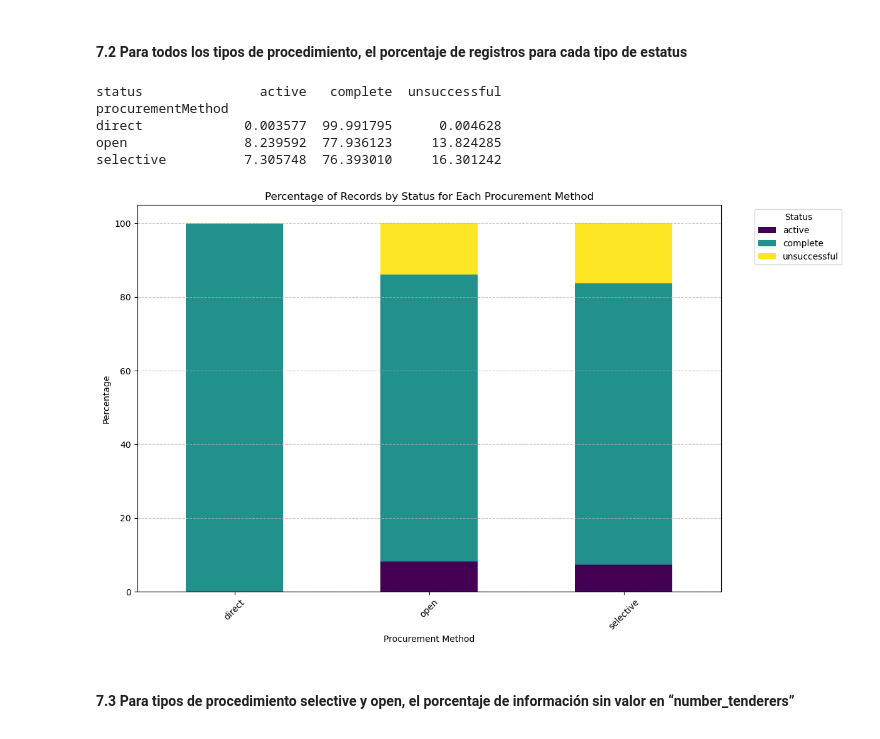
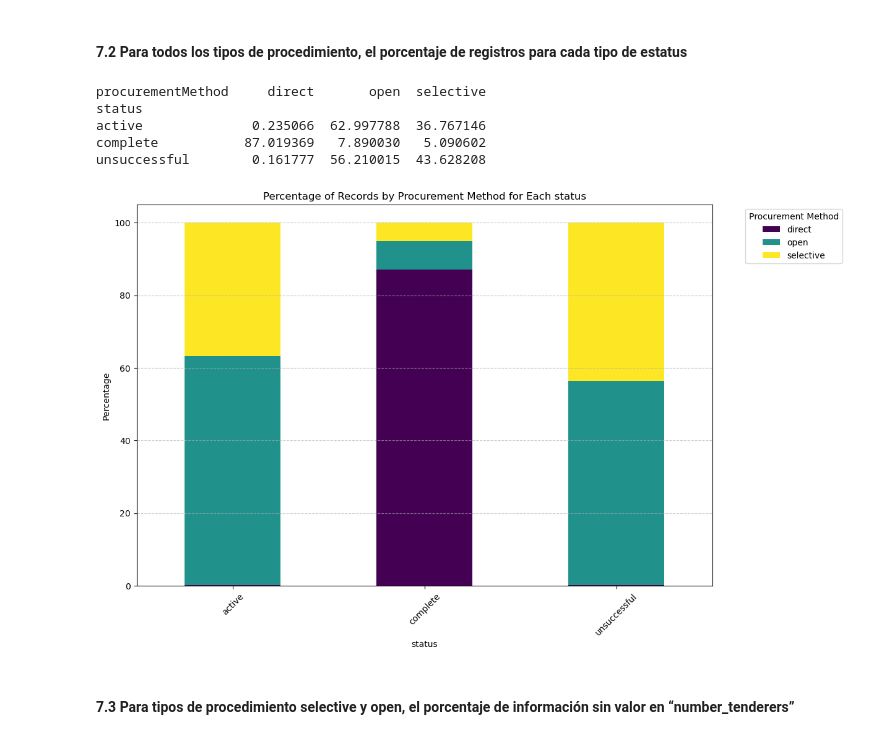
Before and after one commit to DGRIA/Anticorruption_ETL_MEX, a Jupyter notebook: src/templates/4.1_EDA_Licitacion.ipynb, the cells around one changed output. Drawn from its saved outputs; the diff is of its cells as text; code cells hidden in the pictures.

```diff
--- a/src/templates/4.1_EDA_Licitacion.ipynb
+++ b/src/templates/4.1_EDA_Licitacion.ipynb
@@ -66,0 +113,11 @@ memory usage: 95.7+ MB
+# %%
+# Si algunas columnas son fechas, podrías querer convertirlas a datetime posteriormente:
+date_columns = [
+    'tender_start_date', 'tender_end_date', 'award_start_date',
+    'award_end_date', 'enquiry_start_date', 'enquiry_end_date'
+]
+
+for col in date_columns:
+    licitacion_df[col] = pd.to_datetime(licitacion_df[col], errors='coerce')
+
+licitacion_df.info()
@@ -162,0 +314,16 @@ plt.show()
+# %%
+licitacion_df['tender_start_date'] = pd.to_datetime(licitacion_df['tender_start_date'], errors='coerce')
+
+# Contar el número de tenders por mes
+tenders_by_month = licitacion_df.resample('M', on='tender_start_date').size()
+
+# Crear la gráfica
+plt.figure(figsize=(12, 6))
+tenders_by_month.plot(kind='line', marker='o')
+plt.title('Número de Tenders en el Tiempo')
+plt.xlabel('Fecha')
+plt.ylabel('Número de Tenders')
+plt.grid(True)
+plt.xticks(rotation=45)
+plt.tight_layout()
+plt.show()
@@ -258,25 +427,26 @@ Name: count, dtype: int64
 #### 7.2 Para todos los tipos de procedimiento, el porcentaje de registros para cada tipo de estatus
 # %%
 # Calculate percentage of each status for every procurement method
-status_percentage = licitacion_df.groupby('procurementMethod')['status'].value_counts(normalize=True).unstack().fillna(0) * 100
+
+status_percentage = licitacion_df.groupby('status')['procurementMethod'].value_counts(normalize=True).unstack().fillna(0) * 100
 print(status_percentage)
 
 # Plot the percentage of each status for every procurement method
 status_percentage.plot(kind='bar', stacked=True, figsize=(12, 8), colormap='viridis')
-plt.xlabel('Procurement Method')
+plt.xlabel('status')
 plt.ylabel('Percentage')
-plt.title('Percentage of Records by Status for Each Procurement Method')
-plt.legend(title='Status', bbox_to_anchor=(1.05, 1), loc='upper left')
+plt.title('Percentage of Records by Procurement Method for Each status')
+plt.legend(title='Procurement Method', bbox_to_anchor=(1.05, 1), loc='upper left')
 plt.xticks(rotation=45)
 plt.grid(axis='y', linestyle='--', alpha=0.7)
 plt.show()
 # %% [output]
-status               active   complete  unsuccessful
-procurementMethod
-direct             0.003577  99.991795      0.004628
-open               8.239592  77.936123     13.824285
-selective          7.305748  76.393010     16.301242
+procurementMethod     direct       open  selective
+status
+active              0.235066  62.997788  36.767146
+complete           87.019369   7.890030   5.090602
+unsuccessful        0.161777  56.210015  43.628208
-[figure, old version]
+[figure, new version]
 # %% [markdown]
 #### 7.3 Para tipos de procedimiento selective y open, el porcentaje de información sin valor en “number_tenderers”
 # %%
```
Also changed, not shown: parts of 11 cells of this notebook, 1 other file.
